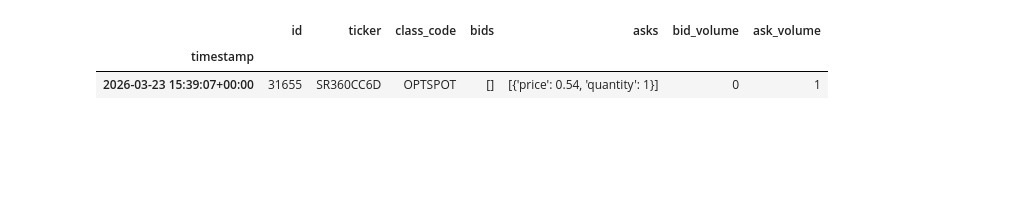
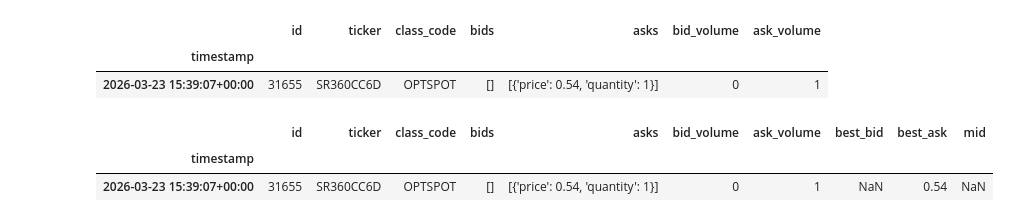
Before and after one commit to SigmaFlowX/Sber-Moex-Options, a Jupyter notebook: notebooks/large_orders_analysis.ipynb, the cells around one changed output. Cells and saved outputs as stored; diff of their text form; code cells hidden in the pictures; blank space fills up the shorter version.

Commit message:
extracted best asks, bids, mids

```diff
--- a/notebooks/large_orders_analysis.ipynb
+++ b/notebooks/large_orders_analysis.ipynb
@@ -71,3 +71,13 @@ orderbooks_df.head(1)
 |  | id | ticker | class_code | bids | asks | bid_volume | ask_volume |
 | timestamp |  |  |  |  |  |  |  |
 | 2026-03-23 15:39:07+00:00 | 31655 | SR360CC6D | OPTSPOT | [] | [{'price': 0.54, 'quantity': 1}] | 0 | 1 |
+# %%
+orderbooks_df['best_bid'] = orderbooks_df['bids'].apply(lambda x: x[0]['price'] if x else None)
+orderbooks_df['best_ask'] = orderbooks_df['asks'].apply(lambda x: x[0]['price'] if x else None)
+orderbooks_df['mid'] = (orderbooks_df['best_ask'] + orderbooks_df['best_bid'])/2
+
+orderbooks_df.head(1)
+# %% [output]
+|  | id | ticker | class_code | bids | asks | bid_volume | ask_volume | best_bid | best_ask | mid |
+| timestamp |  |  |  |  |  |  |  |  |  |  |
+| 2026-03-23 15:39:07+00:00 | 31655 | SR360CC6D | OPTSPOT | [] | [{'price': 0.54, 'quantity': 1}] | 0 | 1 | NaN | 0.54 | NaN |
```
